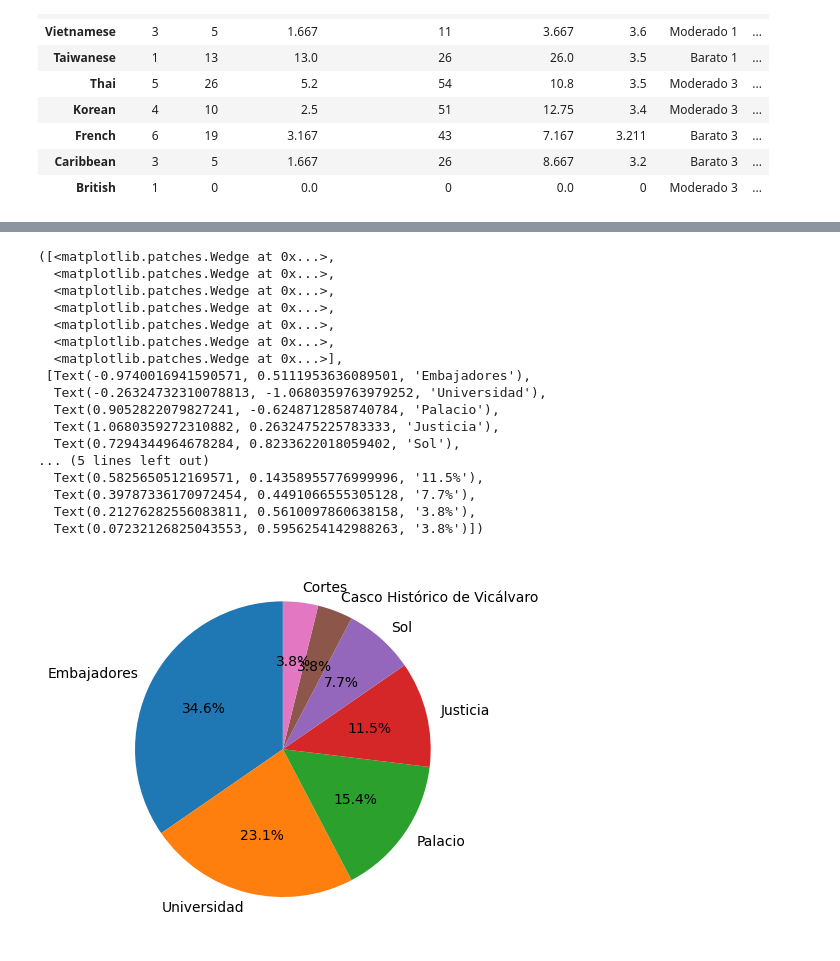
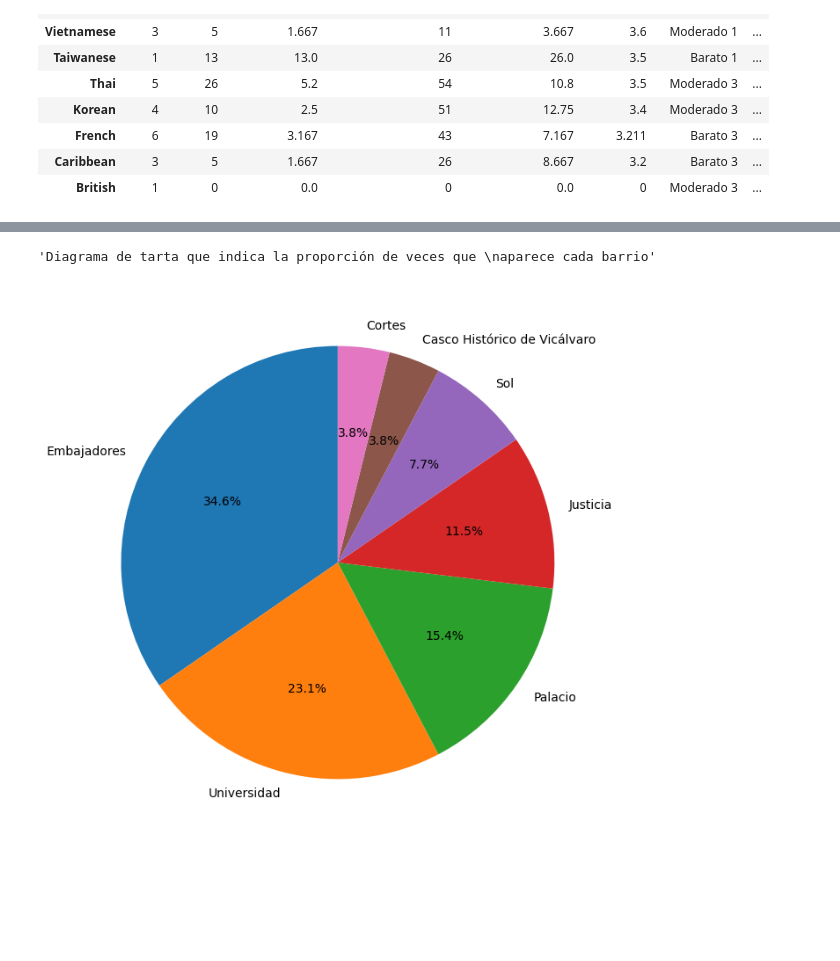
Before and after one commit to anton-p0g/ProyectoWebScrapping, a Jupyter notebook: parte2/top tipos de restaurantes/top_tipos_restuarantes.ipynb, the cells around one changed output, grey strips where cells are left out. Cells and saved outputs as stored; diff of their text form; code cells hidden in the pictures; blank space fills up the shorter version.

```diff
--- a/parte2/top tipos de restaurantes/top_tipos_restuarantes.ipynb
+++ b/parte2/top tipos de restaurantes/top_tipos_restuarantes.ipynb
@@ -272,31 +253,18 @@ plt.pie(
 # %%
 barrios = df_def["Barrio más frecuente"].value_counts()
 plt.figure(figsize=(8, 8))
 plt.pie(
     barrios.values,
     labels=barrios.index,
     autopct='%1.1f%%',
     startangle=90
 )
+
+"""Diagrama de tarta que indica la proporción de veces que
+aparece cada barrio"""
 # %% [output]
-([<matplotlib.patches.Wedge at 0x...>,
-  <matplotlib.patches.Wedge at 0x...>,
-  <matplotlib.patches.Wedge at 0x...>,
-  <matplotlib.patches.Wedge at 0x...>,
-  <matplotlib.patches.Wedge at 0x...>,
-  <matplotlib.patches.Wedge at 0x...>,
-  <matplotlib.patches.Wedge at 0x...>],
- [Text(-0.9740016941590571, 0.5111953636089501, 'Embajadores'),
-  Text(-0.26324732310078813, -1.0680359763979252, 'Universidad'),
-  Text(0.9052822079827241, -0.6248712858740784, 'Palacio'),
-  Text(1.0680359272310882, 0.2632475225783333, 'Justicia'),
-  Text(0.7294344964678284, 0.8233622018059402, 'Sol'),
-... (5 lines left out)
-  Text(0.5825650512169571, 0.14358955776999996, '11.5%'),
-  Text(0.39787336170972454, 0.4491066555305128, '7.7%'),
-  Text(0.21276282556083811, 0.5610097860638158, '3.8%'),
-  Text(0.07232126825043553, 0.5956254142988263, '3.8%')])
+'Diagrama de tarta que indica la proporción de veces que \naparece cada barrio'
-[figure, old version]
+[figure, new version]
 # %%
 plt.subplot(1,3,1)
 plt.boxplot(df_def["MP rating"])
```
Also changed, not shown: parts of 7 cells of this notebook.
